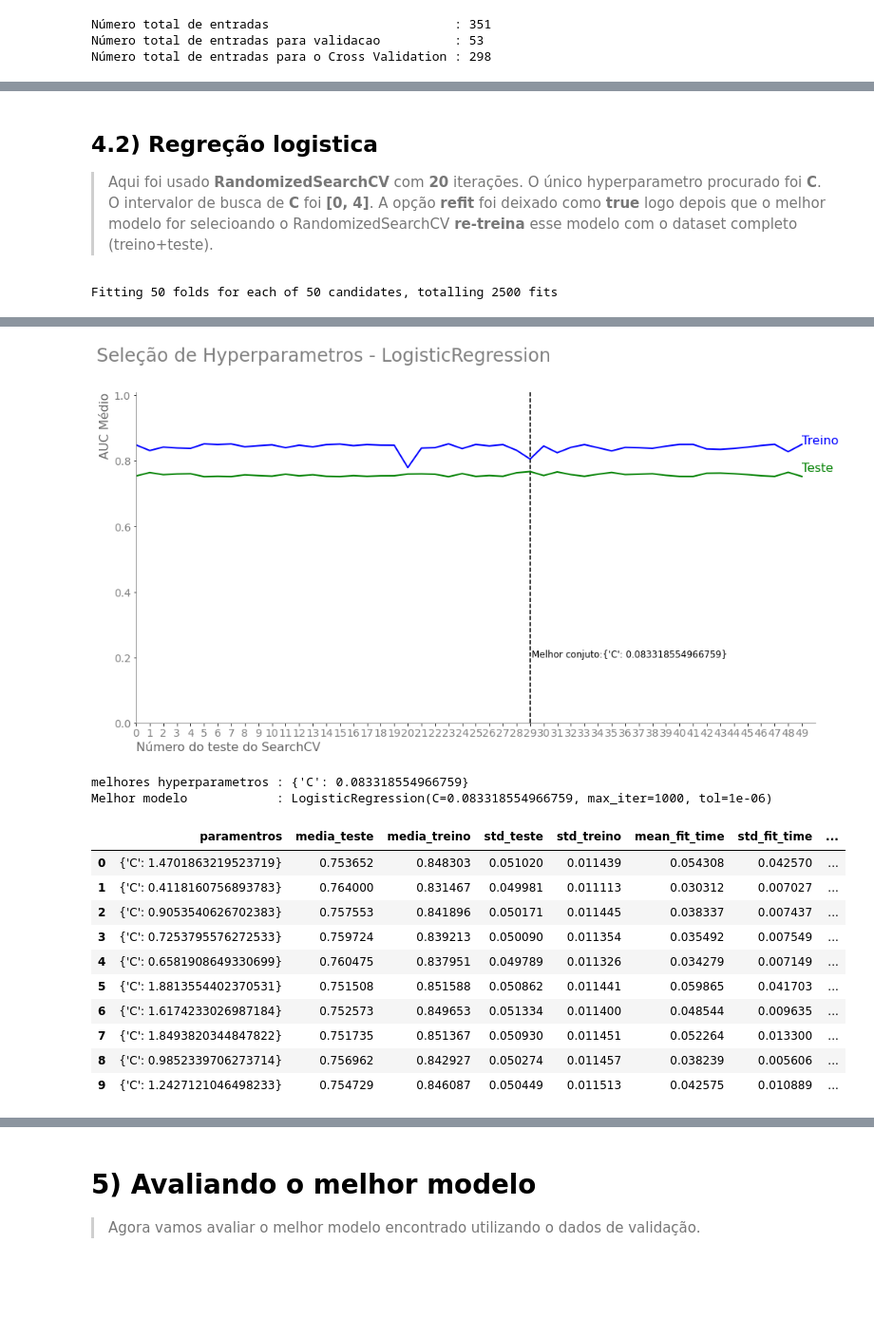
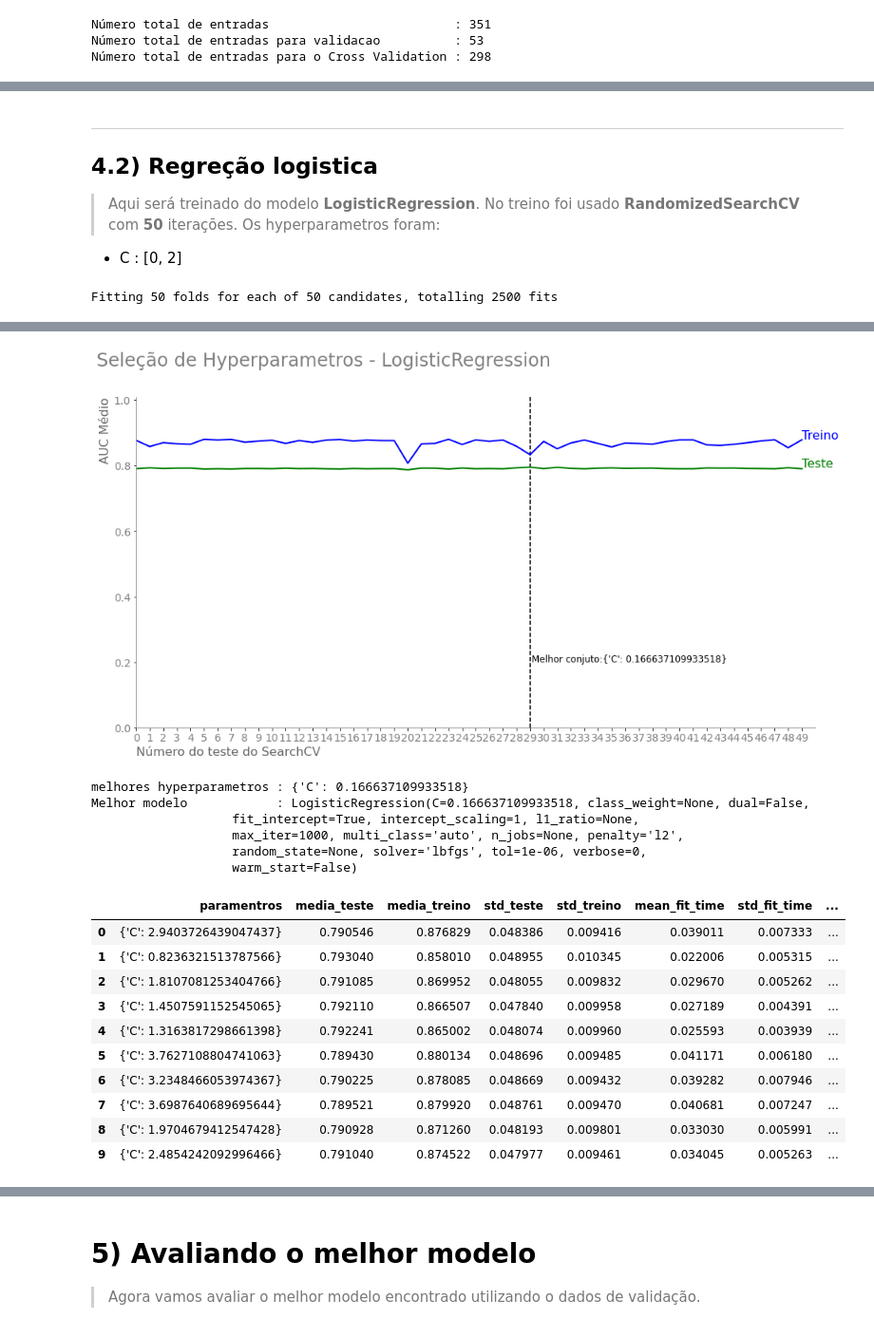
Before and after one commit to HenriqueCCdA/BC_DS_Projeto_Final, a Jupyter notebook: Notebooks/ML/treinamentos.ipynb, the cells around one changed output, grey strips where cells are left out. Shown at 95% size. Saved outputs shown, nothing was run; the diff lists cells and outputs as text; code cells hidden in the pictures; blank space fills up the shorter version.

```diff
--- a/Notebooks/ML/treinamentos.ipynb
+++ b/Notebooks/ML/treinamentos.ipynb
@@ -132,10 +188,11 @@ Melhor modelo            : DummyClassifier(random_state=141715, strategy='most_f
 # %% [markdown]
+---
 ## 4.2) Regreção logistica
 
-> Aqui foi usado **RandomizedSearchCV** com **20** iterações. O único hyperparametro procurado foi **C**. O intervalor de busca  de **C** foi **[0, 4]**.
-A opção **refit** foi deixado como **true** logo depois que o melhor modelo for selecioando o RandomizedSearchCV **re-treina** esse modelo com o dataset completo (treino+teste).
+> Aqui será treinado do modelo **LogisticRegression**. No treino foi usado **RandomizedSearchCV** com **50** iterações. Os hyperparametros foram:
+* C             : [0, 2]
 # %%
-parameters = {'C': uniform(loc=0, scale=2)}
+parameters = {'C': uniform(loc=0, scale=4)}
 modelo = LogisticRegression(max_iter=1000, tol=1e-6)
 
 resultados, melhor_modelo_lr, melhores_hyperparametros  = treina_modelo_randomized_search_cv(modelo,
@@ -159,14 +218,18 @@ Fitting 50 folds for each of 50 candidates, totalling 2500 fits
-[figure, old version]
+[figure, new version]
-melhores hyperparametros : {'C': 0.083318554966759}
-Melhor modelo            : LogisticRegression(C=0.083318554966759, max_iter=1000, tol=1e-06)
+melhores hyperparametros : {'C': 0.166637109933518}
+Melhor modelo            : LogisticRegression(C=0.166637109933518, class_weight=None, dual=False,
+                   fit_intercept=True, intercept_scaling=1, l1_ratio=None,
+                   max_iter=1000, multi_class='auto', n_jobs=None, penalty='l2',
+                   random_state=None, solver='lbfgs', tol=1e-06, verbose=0,
+                   warm_start=False)
 |  | paramentros | media_teste | media_treino | std_teste | std_treino | mean_fit_time | std_fit_time | ... |
-| 0 | {'C': 1.4701863219523719} | 0.753652 | 0.848303 | 0.051020 | 0.011439 | 0.054308 | 0.042570 | ... |
-| 1 | {'C': 0.4118160756893783} | 0.764000 | 0.831467 | 0.049981 | 0.011113 | 0.030312 | 0.007027 | ... |
-| 2 | {'C': 0.9053540626702383} | 0.757553 | 0.841896 | 0.050171 | 0.011445 | 0.038337 | 0.007437 | ... |
-| 3 | {'C': 0.7253795576272533} | 0.759724 | 0.839213 | 0.050090 | 0.011354 | 0.035492 | 0.007549 | ... |
-| 4 | {'C': 0.6581908649330699} | 0.760475 | 0.837951 | 0.049789 | 0.011326 | 0.034279 | 0.007149 | ... |
-| 5 | {'C': 1.8813554402370531} | 0.751508 | 0.851588 | 0.050862 | 0.011441 | 0.059865 | 0.041703 | ... |
-| 6 | {'C': 1.6174233026987184} | 0.752573 | 0.849653 | 0.051334 | 0.011400 | 0.048544 | 0.009635 | ... |
-| 7 | {'C': 1.8493820344847822} | 0.751735 | 0.851367 | 0.050930 | 0.011451 | 0.052264 | 0.013300 | ... |
-| 8 | {'C': 0.9852339706273714} | 0.756962 | 0.842927 | 0.050274 | 0.011457 | 0.038239 | 0.005606 | ... |
-| 9 | {'C': 1.2427121046498233} | 0.754729 | 0.846087 | 0.050449 | 0.011513 | 0.042575 | 0.010889 | ... |
+| 0 | {'C': 2.9403726439047437} | 0.790546 | 0.876829 | 0.048386 | 0.009416 | 0.039011 | 0.007333 | ... |
+| 1 | {'C': 0.8236321513787566} | 0.793040 | 0.858010 | 0.048955 | 0.010345 | 0.022006 | 0.005315 | ... |
+| 2 | {'C': 1.8107081253404766} | 0.791085 | 0.869952 | 0.048055 | 0.009832 | 0.029670 | 0.005262 | ... |
+| 3 | {'C': 1.4507591152545065} | 0.792110 | 0.866507 | 0.047840 | 0.009958 | 0.027189 | 0.004391 | ... |
+| 4 | {'C': 1.3163817298661398} | 0.792241 | 0.865002 | 0.048074 | 0.009960 | 0.025593 | 0.003939 | ... |
+| 5 | {'C': 3.7627108804741063} | 0.789430 | 0.880134 | 0.048696 | 0.009485 | 0.041171 | 0.006180 | ... |
+| 6 | {'C': 3.2348466053974367} | 0.790225 | 0.878085 | 0.048669 | 0.009432 | 0.039282 | 0.007946 | ... |
+| 7 | {'C': 3.6987640689695644} | 0.789521 | 0.879920 | 0.048761 | 0.009470 | 0.040681 | 0.007247 | ... |
+| 8 | {'C': 1.9704679412547428} | 0.790928 | 0.871260 | 0.048193 | 0.009801 | 0.033030 | 0.005991 | ... |
+| 9 | {'C': 2.4854242092996466} | 0.791040 | 0.874522 | 0.047977 | 0.009461 | 0.034045 | 0.005263 | ... |
```
Also changed, not shown: parts of 29 cells of this notebook.
